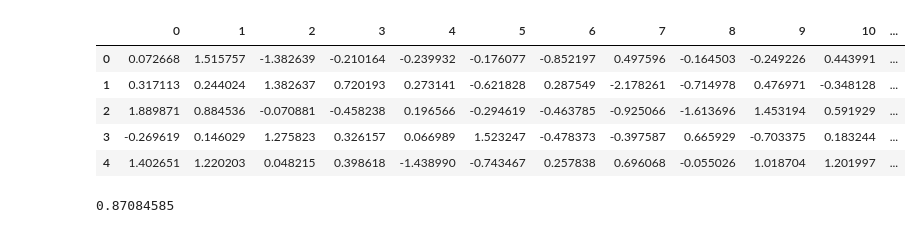
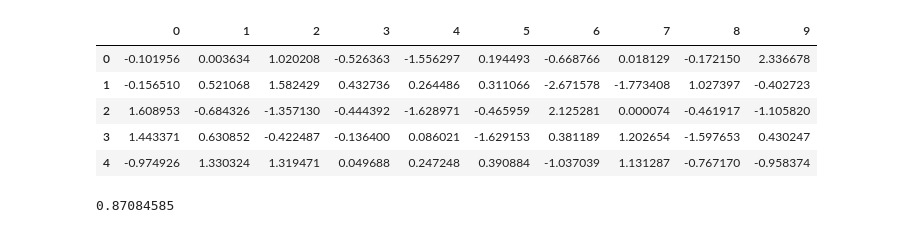
Before and after one commit to jsve96/SWDCPD, a Jupyter notebook: ChangeDetection/SynthetyExperiments.ipynb, the cells around one changed output. Cells and saved outputs as stored; diff of their text form; code cells hidden in the pictures.

```diff
--- a/ChangeDetection/SynthetyExperiments.ipynb
+++ b/ChangeDetection/SynthetyExperiments.ipynb
@@ -21,18 +21,24 @@ df_sequential.plot()
 # %%
-d= 25
+d= 10
 mu = np.zeros(d)
-#mu[0] = 2
+#mu[0] = 1
+#mu[1] = 1
+
 
 COV = np.eye(d)
 COV[0,0] = 3
 COV[1,1] = 5
-df_sequential = pd.DataFrame(np.vstack((np.random.multivariate_normal(np.zeros(d),np.eye(d),size=500),np.random.multivariate_normal(mu,COV,size=500)))).astype('float32')
+
+COV2 = COV.copy()
+COV2[2,2] = 2
+COV2[0,0] = 1
+df_sequential = pd.DataFrame(np.vstack((np.random.multivariate_normal(np.zeros(d),np.eye(d),size=500),np.random.multivariate_normal(mu,COV,size=500),np.random.multivariate_normal(mu,COV2,size=500)))).astype('float32')
 
 df_sequential.head()
 # %% [output]
-|  | 0 | 1 | 2 | 3 | 4 | 5 | 6 | 7 | 8 | 9 | 10 | ... |
-| 0 | 0.072668 | 1.515757 | -1.382639 | -0.210164 | -0.239932 | -0.176077 | -0.852197 | 0.497596 | -0.164503 | -0.249226 | 0.443991 | ... |
-| 1 | 0.317113 | 0.244024 | 1.382637 | 0.720193 | 0.273141 | -0.621828 | 0.287549 | -2.178261 | -0.714978 | 0.476971 | -0.348128 | ... |
-| 2 | 1.889871 | 0.884536 | -0.070881 | -0.458238 | 0.196566 | -0.294619 | -0.463785 | -0.925066 | -1.613696 | 1.453194 | 0.591929 | ... |
-| 3 | -0.269619 | 0.146029 | 1.275823 | 0.326157 | 0.066989 | 1.523247 | -0.478373 | -0.397587 | 0.665929 | -0.703375 | 0.183244 | ... |
-| 4 | 1.402651 | 1.220203 | 0.048215 | 0.398618 | -1.438990 | -0.743467 | 0.257838 | 0.696068 | -0.055026 | 1.018704 | 1.201997 | ... |
+|  | 0 | 1 | 2 | 3 | 4 | 5 | 6 | 7 | 8 | 9 |
+| 0 | -0.101956 | 0.003634 | 1.020208 | -0.526363 | -1.556297 | 0.194493 | -0.668766 | 0.018129 | -0.172150 | 2.336678 |
+| 1 | -0.156510 | 0.521068 | 1.582429 | 0.432736 | 0.264486 | 0.311066 | -2.671578 | -1.773408 | 1.027397 | -0.402723 |
+| 2 | 1.608953 | -0.684326 | -1.357130 | -0.444392 | -1.628971 | -0.465959 | 2.125281 | 0.000074 | -0.461917 | -1.105820 |
+| 3 | 1.443371 | 0.630852 | -0.422487 | -0.136400 | 0.086021 | -1.629153 | 0.381189 | 1.202654 | -1.597653 | 0.430247 |
+| 4 | -0.974926 | 1.330324 | 1.319471 | 0.049688 | 0.247248 | 0.390884 | -1.037039 | 1.131287 | -0.767170 | -0.958374 |
```
Also changed, not shown: parts of 9 cells of this notebook, 1 other file.
